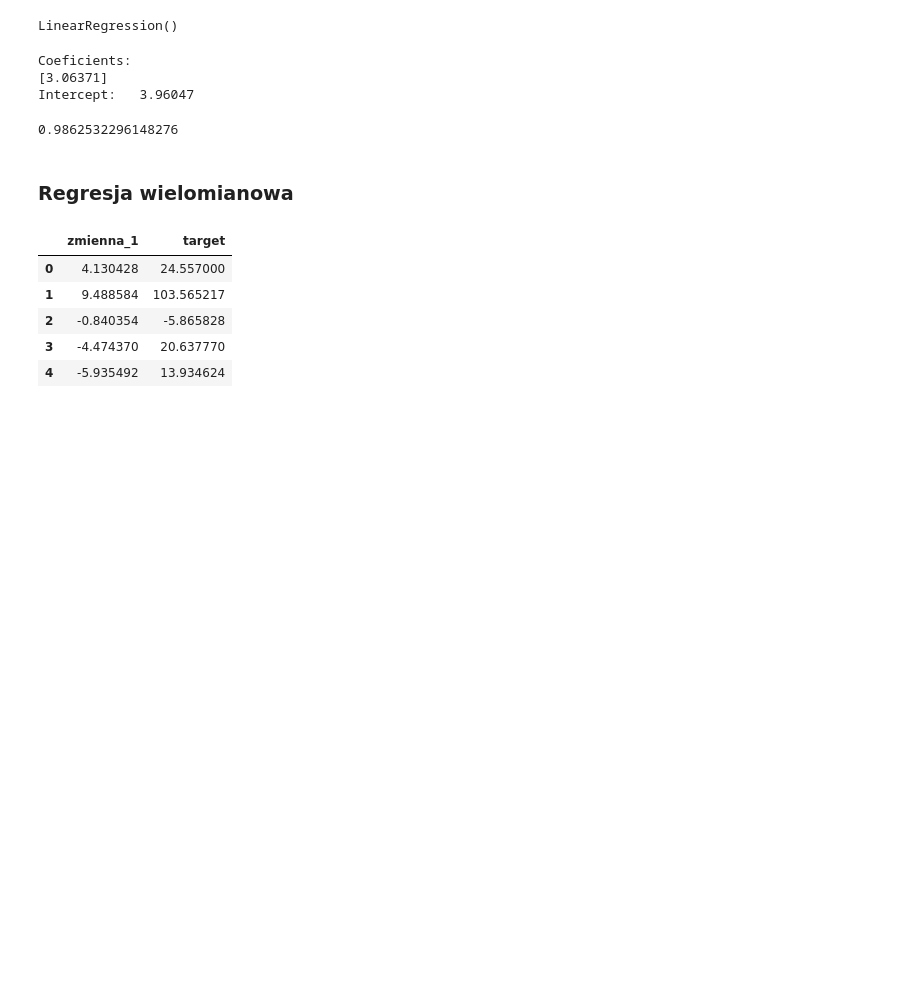
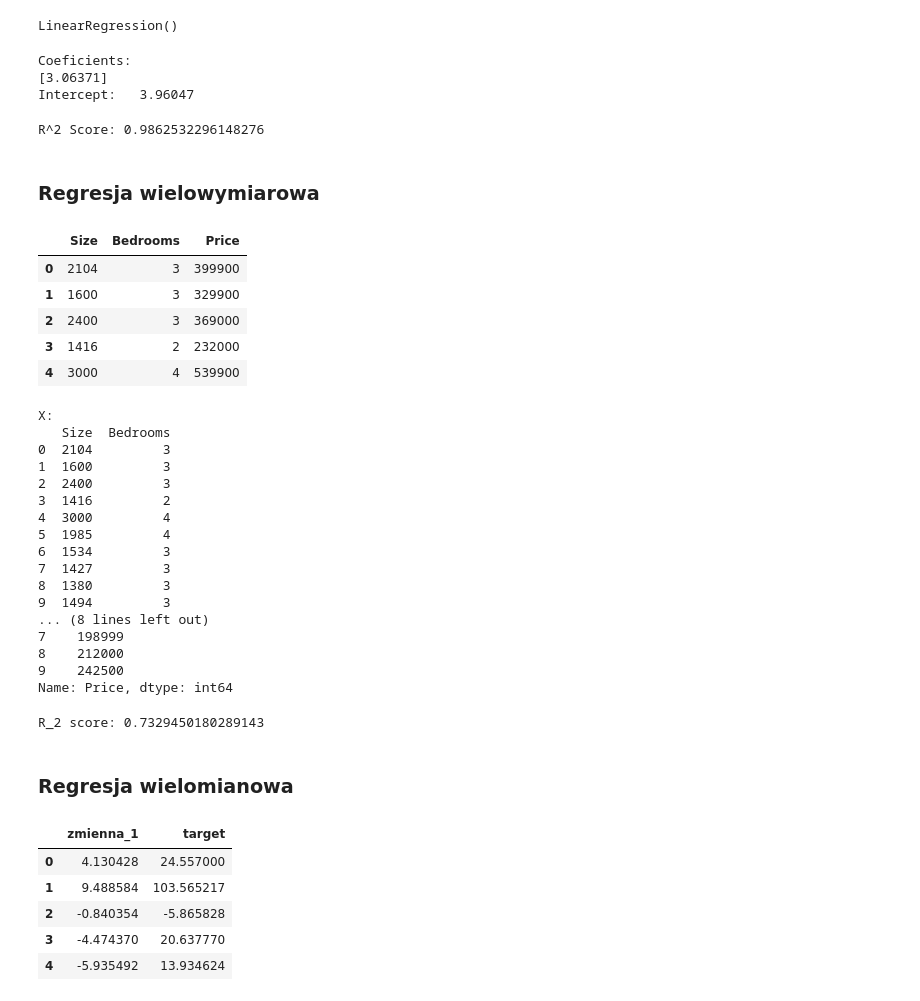
Before and after one commit to Kamil128/Learning_repo, a Jupyter notebook: ML_Regresja/1_Regresja.ipynb, the cells around one changed output. Cells and saved outputs as stored; diff of their text form; code cells hidden in the pictures; blank space fills up the shorter version.

```diff
--- a/ML_Regresja/1_Regresja.ipynb
+++ b/ML_Regresja/1_Regresja.ipynb
@@ -729,9 +746,52 @@ Intercept:   3.96047
 # %%
 # Visualisation
 # %%
-m.score(X, y)
+print(f"R^2 Score: {m.score(X, y)}")
 # %% [output]
-0.9862532296148276
+R^2 Score: 0.9862532296148276
+# %% [markdown]
+### Regresja wielowymiarowa
+# %%
+df = pd.read_csv("data/portland_housing.txt")
+display(df.head())
+y = df.pop('Price')
+X = df
+
+print(f"X: \n{X[:10]}")
+print(f"y: \n{y[:10]}")
+# %% [output]
+|  | Size | Bedrooms | Price |
+| 0 | 2104 | 3 | 399900 |
+| 1 | 1600 | 3 | 329900 |
+| 2 | 2400 | 3 | 369000 |
+| 3 | 1416 | 2 | 232000 |
+| 4 | 3000 | 4 | 539900 |
+X:
+   Size  Bedrooms
+0  2104         3
+1  1600         3
+2  2400         3
+3  1416         2
+4  3000         4
+5  1985         4
+6  1534         3
+7  1427         3
+8  1380         3
+9  1494         3
+... (8 lines left out)
+7    198999
+8    212000
+9    242500
+Name: Price, dtype: int64
+# %%
+from sklearn.linear_model import LinearRegression
+
+regressor = LinearRegression()
+regressor.fit(X, y)
+
+print(f"R_2 score: {regressor.score(X, y)}")
+# %% [output]
+R_2 score: 0.7329450180289143
 # %% [markdown]
 ### Regresja wielomianowa
 # %%
```
Also changed, not shown: parts of 27 cells of this notebook, 1 other file.
